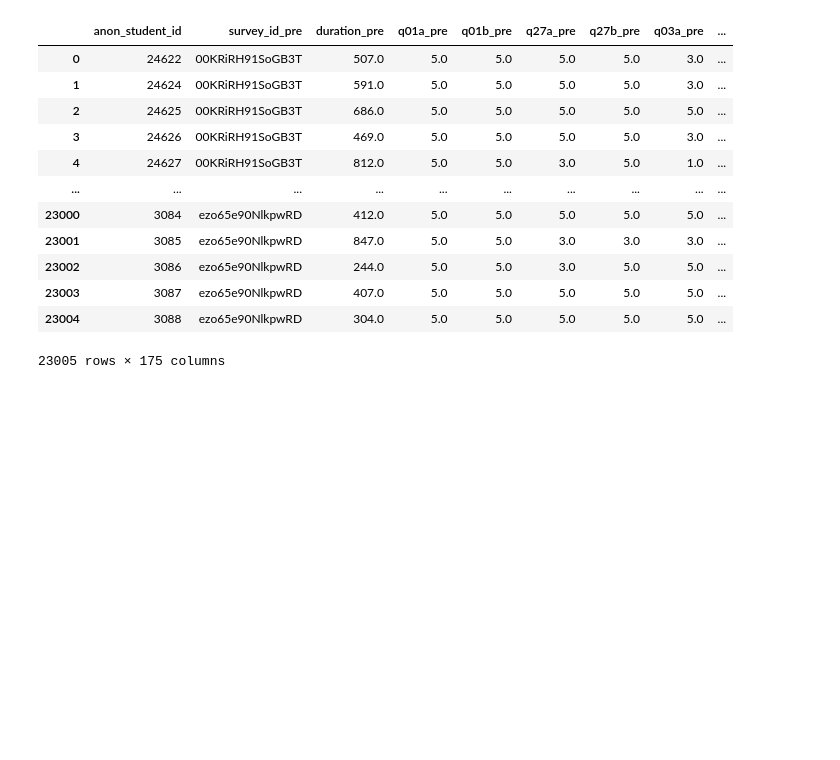
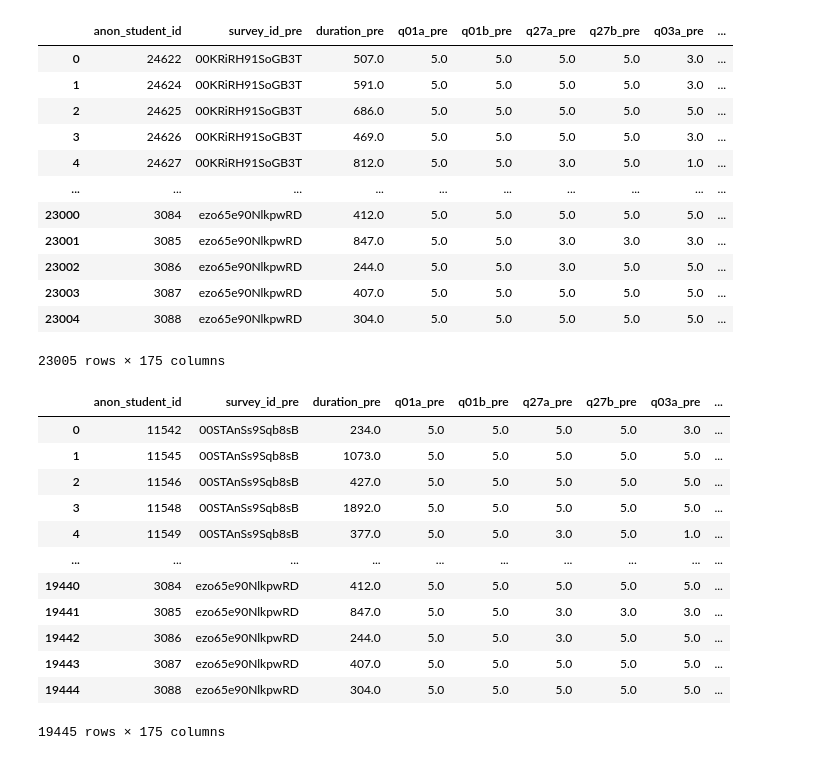
Before and after one commit to Lewandowski-Labs-PER/eclass-public, a Jupyter notebook: summary_table.ipynb, the cells around one changed output. Cells and saved outputs as stored; diff of their text form; code cells hidden in the pictures; blank space fills up the shorter version.

```diff
--- a/summary_table.ipynb
+++ b/summary_table.ipynb
@@ -75,3 +76,19 @@ e.pre.merge(e.post, on=['anon_student_id', 'ResponseId'], suffixes=['_pre', '_po
 | 23003 | 3087 | ezo65e90NlkpwRD | 407.0 | 5.0 | 5.0 | 5.0 | 5.0 | 5.0 | ... |
 | 23004 | 3088 | ezo65e90NlkpwRD | 304.0 | 5.0 | 5.0 | 5.0 | 5.0 | 5.0 | ... |
 23005 rows × 175 columns
+# %%
+e.get_intro_matched()
+# %% [output]
+|  | anon_student_id | survey_id_pre | duration_pre | q01a_pre | q01b_pre | q27a_pre | q27b_pre | q03a_pre | ... |
+| 0 | 11542 | 00STAnSs9Sqb8sB | 234.0 | 5.0 | 5.0 | 5.0 | 5.0 | 3.0 | ... |
+| 1 | 11545 | 00STAnSs9Sqb8sB | 1073.0 | 5.0 | 5.0 | 5.0 | 5.0 | 5.0 | ... |
+| 2 | 11546 | 00STAnSs9Sqb8sB | 427.0 | 5.0 | 5.0 | 5.0 | 5.0 | 5.0 | ... |
+| 3 | 11548 | 00STAnSs9Sqb8sB | 1892.0 | 5.0 | 5.0 | 5.0 | 5.0 | 5.0 | ... |
+| 4 | 11549 | 00STAnSs9Sqb8sB | 377.0 | 5.0 | 5.0 | 3.0 | 5.0 | 1.0 | ... |
+| ... | ... | ... | ... | ... | ... | ... | ... | ... | ... |
+| 19440 | 3084 | ezo65e90NlkpwRD | 412.0 | 5.0 | 5.0 | 5.0 | 5.0 | 5.0 | ... |
+| 19441 | 3085 | ezo65e90NlkpwRD | 847.0 | 5.0 | 5.0 | 3.0 | 3.0 | 3.0 | ... |
+| 19442 | 3086 | ezo65e90NlkpwRD | 244.0 | 5.0 | 5.0 | 3.0 | 5.0 | 5.0 | ... |
+| 19443 | 3087 | ezo65e90NlkpwRD | 407.0 | 5.0 | 5.0 | 5.0 | 5.0 | 5.0 | ... |
+| 19444 | 3088 | ezo65e90NlkpwRD | 304.0 | 5.0 | 5.0 | 5.0 | 5.0 | 5.0 | ... |
+19445 rows × 175 columns
```
Also changed, not shown: parts of 5 cells of this notebook, 1 other file.
